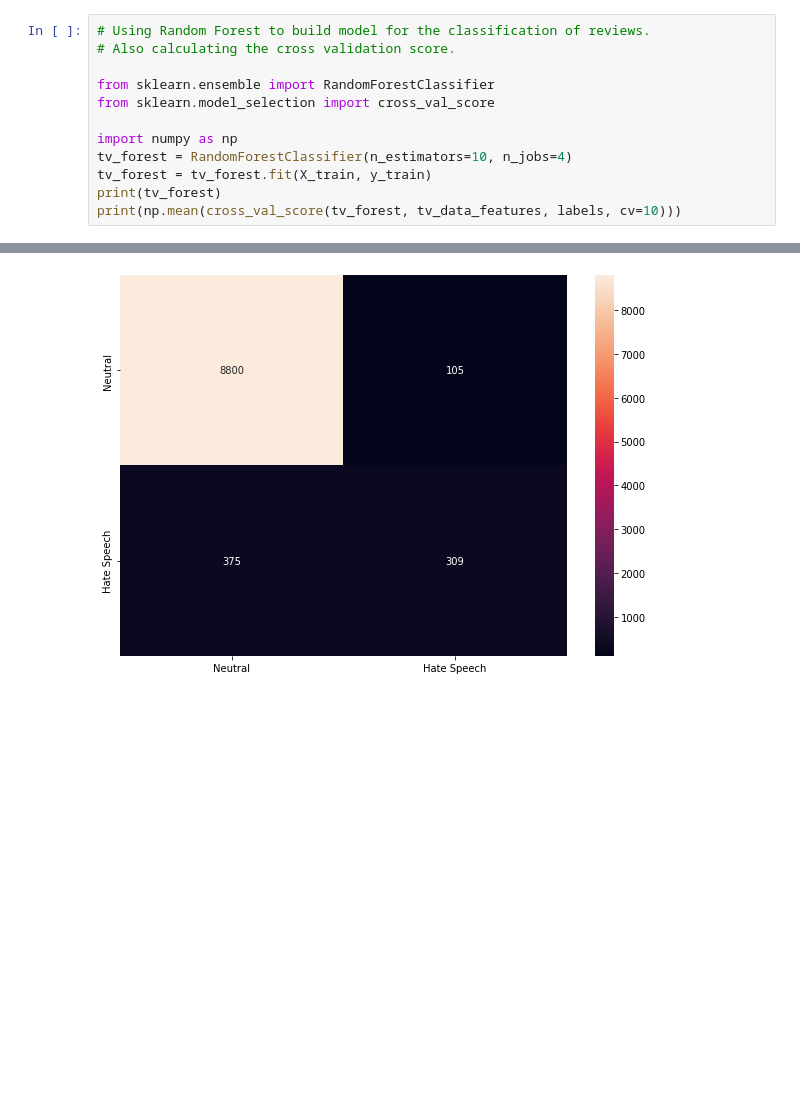
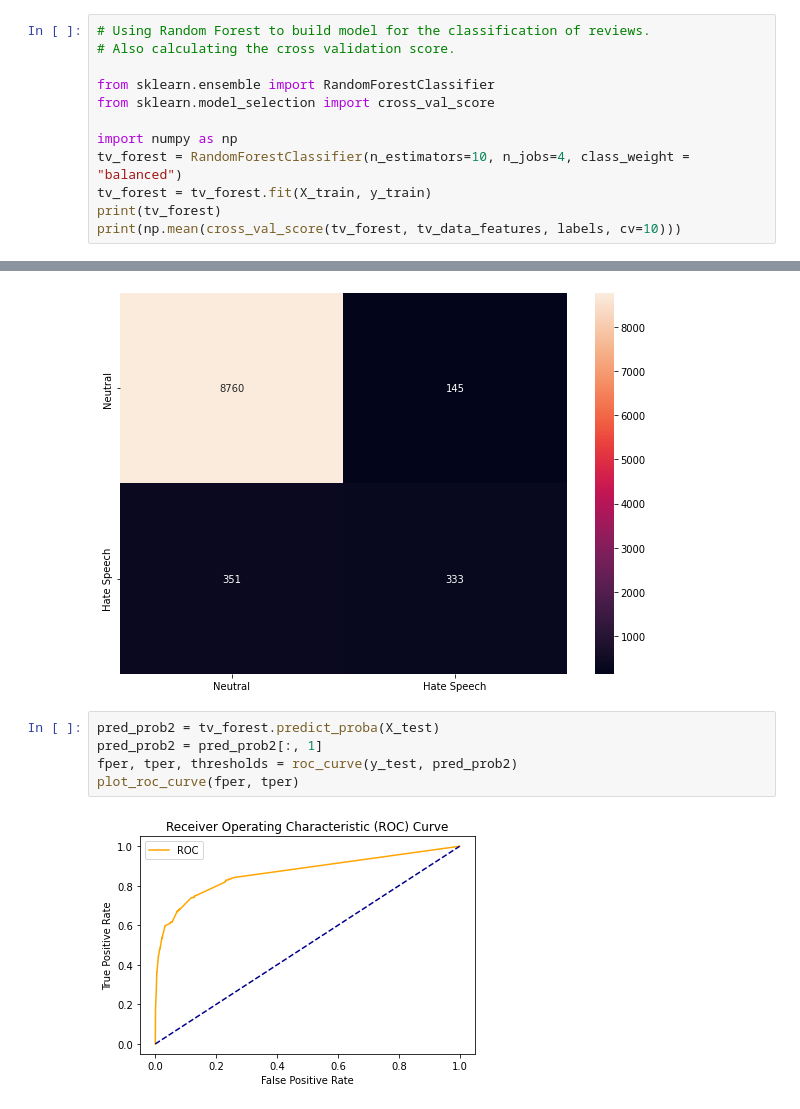
Before and after one commit to nishantbala/twitter-sentiment-analysis, a Jupyter notebook: sentiment-analysis.ipynb, the cells around one changed output, grey strips where cells are left out. Saved outputs shown, nothing was run; the diff lists cells and outputs as text; blank space fills up the shorter version.

```diff
--- a/sentiment-analysis.ipynb
+++ b/sentiment-analysis.ipynb
@@ -479,7 +496,7 @@ from sklearn.ensemble import RandomForestClassifier
 from sklearn.model_selection import cross_val_score
 
 import numpy as np
-tv_forest = RandomForestClassifier(n_estimators=10, n_jobs=4)
+tv_forest = RandomForestClassifier(n_estimators=10, n_jobs=4, class_weight = "balanced")
 tv_forest = tv_forest.fit(X_train, y_train)
 print(tv_forest)
 print(np.mean(cross_val_score(tv_forest, tv_data_features, labels, cv=10)))
@@ -504,3 +521,10 @@ sns.heatmap(df_cm, annot=True, fmt='g')
 # %% [output]
 <matplotlib.axes._subplots.AxesSubplot at 0x...>
 [figure]
+# %%
+pred_prob2 = tv_forest.predict_proba(X_test)
+pred_prob2 = pred_prob2[:, 1]
+fper, tper, thresholds = roc_curve(y_test, pred_prob2)
+plot_roc_curve(fper, tper)
+# %% [output]
+[figure, added]
```
Also changed, not shown: parts of 9 cells of this notebook.
